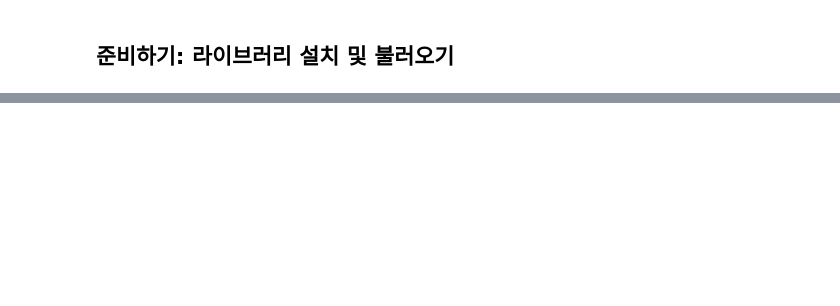
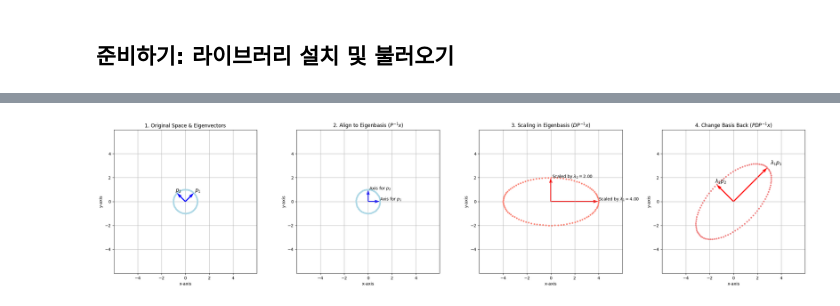
Before and after one commit to jonggul2/linear-algebra-practice, a Jupyter notebook: linear_algebra_practice_day3.ipynb, the cells around one changed output, grey strips where cells are left out. Drawn from its saved outputs; the diff is of its cells as text; code cells hidden in the pictures; blank space fills up the shorter version.

```diff
--- a/linear_algebra_practice_day3.ipynb
+++ b/linear_algebra_practice_day3.ipynb
@@ -396,0 +351,19 @@ else:
+# %%
+if is_diagonalizable:
+    # D는 고유값(eigenvalue)을 대각 원소로 가지는 대각 행렬(diagonal matrix)
+    D = np.diag(eigenvalues)
+
+    # P의 역행렬(inverse matrix) 계산
+    P_inv = np.linalg.inv(P)
+
+    print("고유값 λ:\n", eigenvalues)
+    print("\n고유벡터 행렬 P:\n", np.round(P, 2))
+    print("\n대각행렬 D:\n", np.round(D, 2))
+    print("\nP의 역행렬 P⁻¹:\n", np.round(P_inv, 2))
+
+    # 분해 검증: A = PDP⁻¹
+    A_reconstructed = P @ D @ P_inv
+    print("\n재구성된 행렬 PDP⁻¹:\n", np.round(A_reconstructed, 2))
+    print("\nA와 PDP⁻¹이 일치하는가?", np.allclose(A, A_reconstructed))
+else:
+    print("행렬 A가 분해 조건을 만족하지 않아 분해를 진행하지 않습니다.")
@@ -396,0 +450,77 @@ else:
+# %%
+if is_diagonalizable:
+    # 단계별 시각화를 위한 데이터 준비
+    circle_points = np.vstack([np.cos(np.linspace(0, 2 * np.pi, 100)), np.sin(np.linspace(0, 2 * np.pi, 100))])
+
+    # 단계별 변환 계산 (P⁻¹ 적용 -> D 적용 -> P 적용)
+    transformed_by_P_inv = P_inv @ circle_points
+    scaled_by_D = D @ transformed_by_P_inv
+    final_result = P @ scaled_by_D
+
+    # 4개의 서브플롯 생성
+    fig, axes = plt.subplots(1, 4, figsize=(24, 6))
+
+    # 모든 플롯의 좌표축 범위를 통일하기 위한 계산
+    all_points = np.hstack([circle_points, transformed_by_P_inv, scaled_by_D, final_result])
+    x_min, x_max = all_points[:1].min(), all_points[:1].max()
+    y_min, y_max = all_points[-1:].min(), all_points[-1:].max()
+    padding = 1.5
+    lim_x = (min(x_min, y_min) * padding, max(x_max, y_max) * padding)
+    lim_y = lim_x
+
+    # 1. 원본 공간과 고유벡터
+    p1 = P[:, 0]
+    p2 = P[:, 1]
+    axesA0 = axes.flatten()[0]
+    axesA0.set_title('1. Original Space & Eigenvectors')
+    axesA0.plot(circle_points[:1].flatten(), circle_points[-1:].flatten(), 'o', c='lightblue', markersize=3)
+    axesA0.quiver(0, 0, p1[:1].flatten(), p1[-1:].flatten(), angles='xy', scale_units='xy', scale=1, color='blue', zorder=5)
+    axesA0.quiver(0, 0, p2[:1].flatten(), p2[-1:].flatten(), angles='xy', scale_units='xy', scale=1, color='blue', zorder=5)
+    axesA0.text(p1[:1].flatten() * 1.15, p1[-1:].flatten() * 1.15, '$p_1$', fontsize=12)
+    axesA0.text(p2[:1].flatten() * 1.15, p2[-1:].flatten() * 1.15, '$p_2$', fontsize=12)
+
+    # 2. 기저 변환 (고유벡터 좌표계로 정렬)
+    axesA1 = axes.flatten()[1]
+    axesA1.set_title('2. Align to Eigenbasis ($P^{-1}x$)')
+    axesA1.plot(transformed_by_P_inv[:1].flatten(), transformed_by_P_inv[-1:].flatten(), 'o', c='lightblue', markersize=3)
+    axesA1.quiver(0, 0, 1, 0, angles='xy', scale_units='xy', scale=1, color='blue')
+    axesA1.quiver(0, 0, 0, 1, angles='xy', scale_units='xy', scale=1, color='blue')
+    axesA1.text(1, 0.1, 'Axis for $p_1$')
+    axesA1.text(0.1, 1, 'Axis for $p_2$')
+
+    # 3. 크기 조절 (스케일링)
+    axesA2 = axes.flatten()[2]
+    axesA2.set_title('3. Scaling in Eigenbasis ($D P^{-1}x$)')
+    axesA2.plot(scaled_by_D[:1].flatten(), scaled_by_D[-1:].flatten(), 'o', c='salmon', markersize=3)
+    axesA2.quiver(0, 0, eigenvalues[:1].flatten(), 0, angles='xy', scale_units='xy', scale=1, color='red')
+    axesA2.quiver(0, 0, 0, eigenvalues[-1:].flatten(), angles='xy', scale_units='xy', scale=1, color='red')
+    axesA2.text(eigenvalues[:1].flatten(), 0.1, f'Scaled by $\\lambda_1={eigenvalues[:1].flatten()[0]:.2f}$')
+    axesA2.text(0.1, eigenvalues[-1:].flatten(), f'Scaled by $\\lambda_2={eigenvalues[-1:].flatten()[0]:.2f}$')
+
+    # 4. 기저 원복 (원래 좌표계로 회전)
+    axesA3 = axes.flatten()[3]
+    axesA3.set_title('4. Change Basis Back ($P D P^{-1}x$)')
+    axesA3.plot(final_result[:1].flatten(), final_result[-1:].flatten(), 'o', c='lightcoral', markersize=3)
+    # 최종 변환된 고유벡터 방향을 표시
+    final_p1 = A @ p1
+    final_p2 = A @ p2
+    axesA3.quiver(0, 0, final_p1[:1].flatten(), final_p1[-1:].flatten(), angles='xy', scale_units='xy', scale=1, color='red')
+    axesA3.quiver(0, 0, final_p2[:1].flatten(), final_p2[-1:].flatten(), angles='xy', scale_units='xy', scale=1, color='red')
+    axesA3.text(final_p1[:1].flatten() * 1.1, final_p1[-1:].flatten() * 1.1, '$\\lambda_1 p_1$', fontsize=12)
+    axesA3.text(final_p2[:1].flatten() * 1.1, final_p2[-1:].flatten() * 1.1, '$\\lambda_2 p_2$', fontsize=12)
+
+    # 모든 서브플롯에 공통 설정 적용
+    for ax in axes.flatten():
+        ax.grid(True)
+        ax.set_aspect('equal', adjustable='box')
+        ax.set_xlim(lim_x)
+        ax.set_ylim(lim_y)
+        ax.set_xlabel('x-axis')
+        ax.set_ylabel('y-axis')
+
+    plt.tight_layout()
+    plt.show()
+else:
+    print("행렬 A가 분해 조건을 만족하지 않아 시각화를 진행하지 않습니다.")
+# %% [output]
+[figure, added]
```
Also changed, not shown: parts of 56 cells of this notebook, 2 other files.
